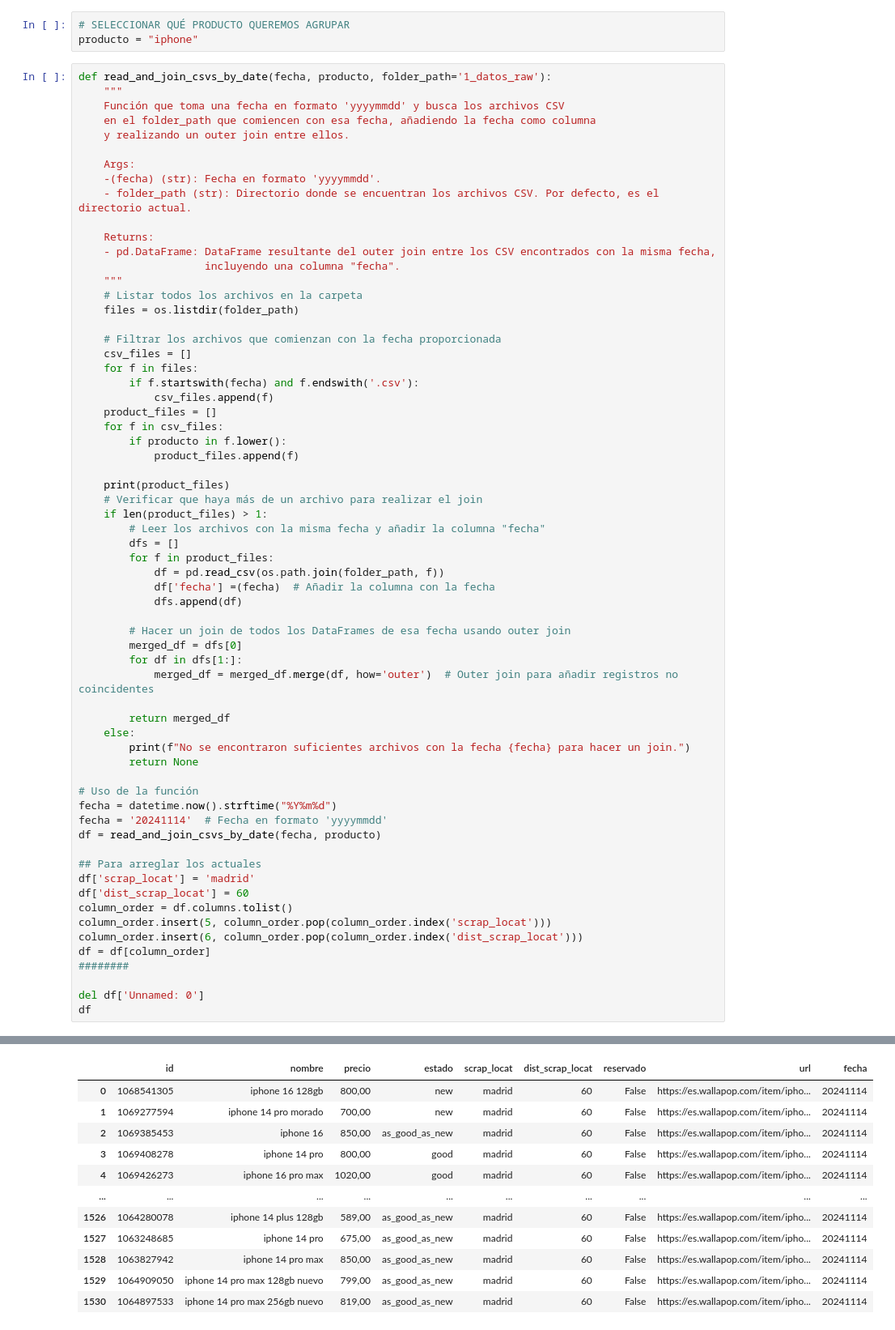
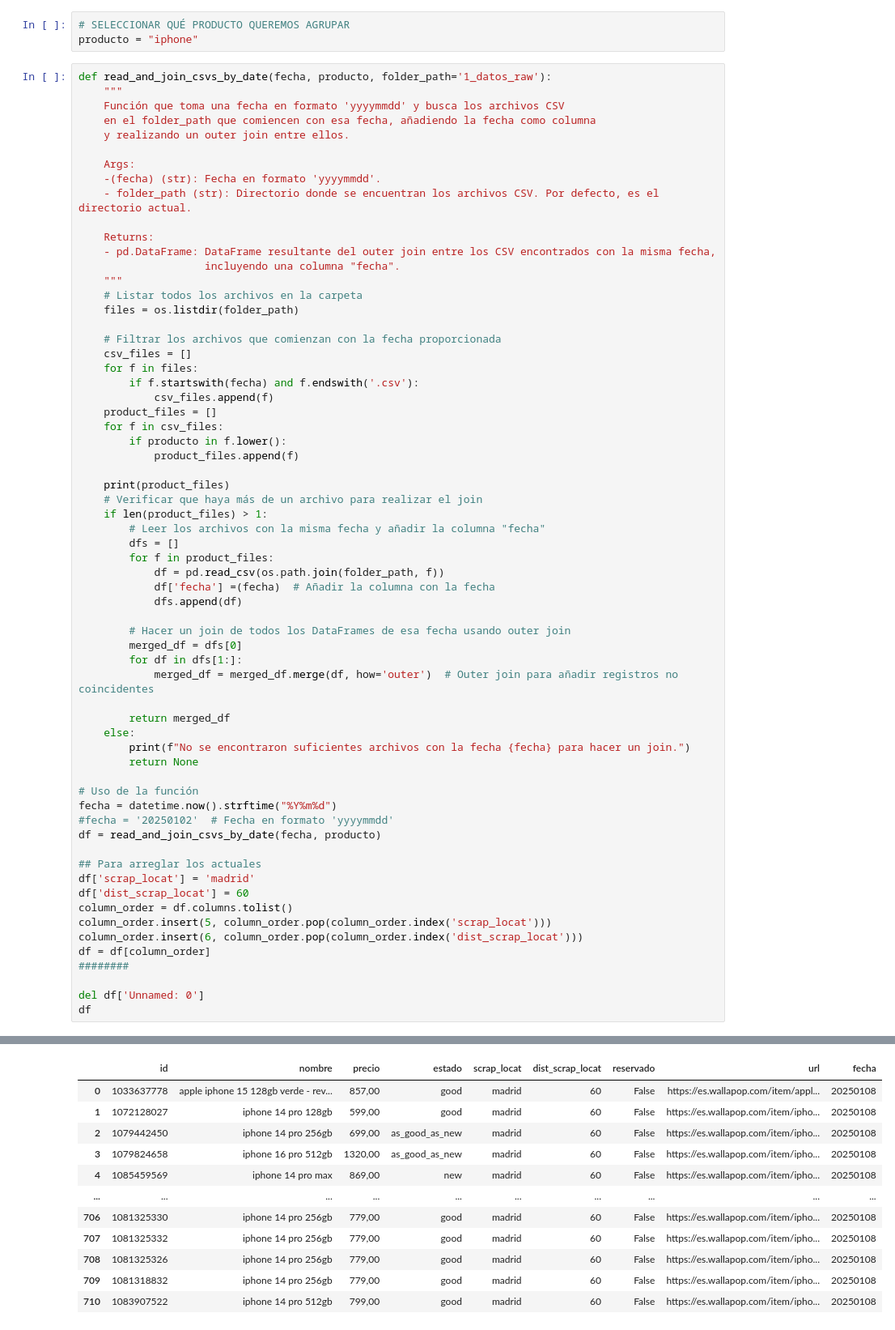
Before and after one commit to jogarman/wallapop_scrapping, a Jupyter notebook: 02_join_tables.ipynb, the cells around one changed output, grey strips where cells are left out. Shown: that part at 81% size. Saved outputs shown, nothing was run; the diff lists cells and outputs as text.

```diff
--- a/02_join_tables.ipynb
+++ b/02_join_tables.ipynb
@@ -58,7 +58,7 @@ def read_and_join_csvs_by_date(fecha, producto, folder_path='1_datos_raw'):
 
 # Uso de la función
 fecha = datetime.now().strftime("%Y%m%d")
-fecha = '20241114'  # Fecha en formato 'yyyymmdd'
+#fecha = '20250102'  # Fecha en formato 'yyyymmdd'
 df = read_and_join_csvs_by_date(fecha, producto)
 
 ## Para arreglar los actuales
@@ -77,12 +77,12 @@ df
 |  | id | nombre | precio | estado | scrap_locat | dist_scrap_locat | reservado | url | fecha |
-| 0 | 1068541305 | iphone 16 128gb | 800,00 | new | madrid | 60 | False | https://es.wallapop.com/item/ipho... | 20241114 |
-| 1 | 1069277594 | iphone 14 pro morado | 700,00 | new | madrid | 60 | False | https://es.wallapop.com/item/ipho... | 20241114 |
-| 2 | 1069385453 | iphone 16 | 850,00 | as_good_as_new | madrid | 60 | False | https://es.wallapop.com/item/ipho... | 20241114 |
-| 3 | 1069408278 | iphone 14 pro | 800,00 | good | madrid | 60 | False | https://es.wallapop.com/item/ipho... | 20241114 |
-| 4 | 1069426273 | iphone 16 pro max | 1020,00 | good | madrid | 60 | False | https://es.wallapop.com/item/ipho... | 20241114 |
+| 0 | 1033637778 | apple iphone 15 128gb verde - rev... | 857,00 | good | madrid | 60 | False | https://es.wallapop.com/item/appl... | 20250108 |
+| 1 | 1072128027 | iphone 14 pro 128gb | 599,00 | good | madrid | 60 | False | https://es.wallapop.com/item/ipho... | 20250108 |
+| 2 | 1079442450 | iphone 14 pro 256gb | 699,00 | as_good_as_new | madrid | 60 | False | https://es.wallapop.com/item/ipho... | 20250108 |
+| 3 | 1079824658 | iphone 16 pro 512gb | 1320,00 | as_good_as_new | madrid | 60 | False | https://es.wallapop.com/item/ipho... | 20250108 |
+| 4 | 1085459569 | iphone 14 pro max | 869,00 | new | madrid | 60 | False | https://es.wallapop.com/item/ipho... | 20250108 |
 | ... | ... | ... | ... | ... | ... | ... | ... | ... | ... |
-| 1526 | 1064280078 | iphone 14 plus 128gb | 589,00 | as_good_as_new | madrid | 60 | False | https://es.wallapop.com/item/ipho... | 20241114 |
-| 1527 | 1063248685 | iphone 14 pro | 675,00 | as_good_as_new | madrid | 60 | False | https://es.wallapop.com/item/ipho... | 20241114 |
-| 1528 | 1063827942 | iphone 14 pro max | 850,00 | as_good_as_new | madrid | 60 | False | https://es.wallapop.com/item/ipho... | 20241114 |
-| 1529 | 1064909050 | iphone 14 pro max 128gb nuevo | 799,00 | as_good_as_new | madrid | 60 | False | https://es.wallapop.com/item/ipho... | 20241114 |
-| 1530 | 1064897533 | iphone 14 pro max 256gb nuevo | 819,00 | as_good_as_new | madrid | 60 | False | https://es.wallapop.com/item/ipho... | 20241114 |
+| 706 | 1081325330 | iphone 14 pro 256gb | 779,00 | good | madrid | 60 | False | https://es.wallapop.com/item/ipho... | 20250108 |
+| 707 | 1081325332 | iphone 14 pro 256gb | 779,00 | good | madrid | 60 | False | https://es.wallapop.com/item/ipho... | 20250108 |
+| 708 | 1081325326 | iphone 14 pro 256gb | 779,00 | good | madrid | 60 | False | https://es.wallapop.com/item/ipho... | 20250108 |
+| 709 | 1081318832 | iphone 14 pro 256gb | 779,00 | good | madrid | 60 | False | https://es.wallapop.com/item/ipho... | 20250108 |
+| 710 | 1083907522 | iphone 14 pro 512gb | 799,00 | good | madrid | 60 | False | https://es.wallapop.com/item/ipho... | 20250108 |
```
Also changed, not shown: parts of 2 cells of this notebook, 51 other files.
